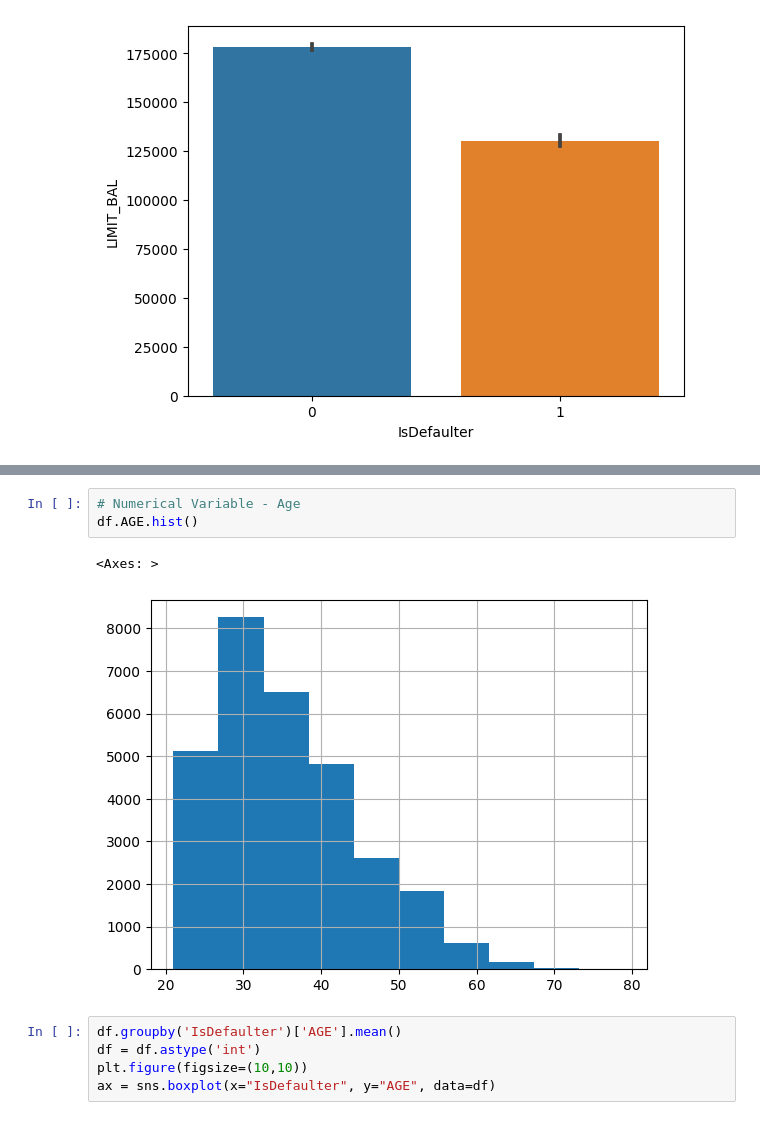
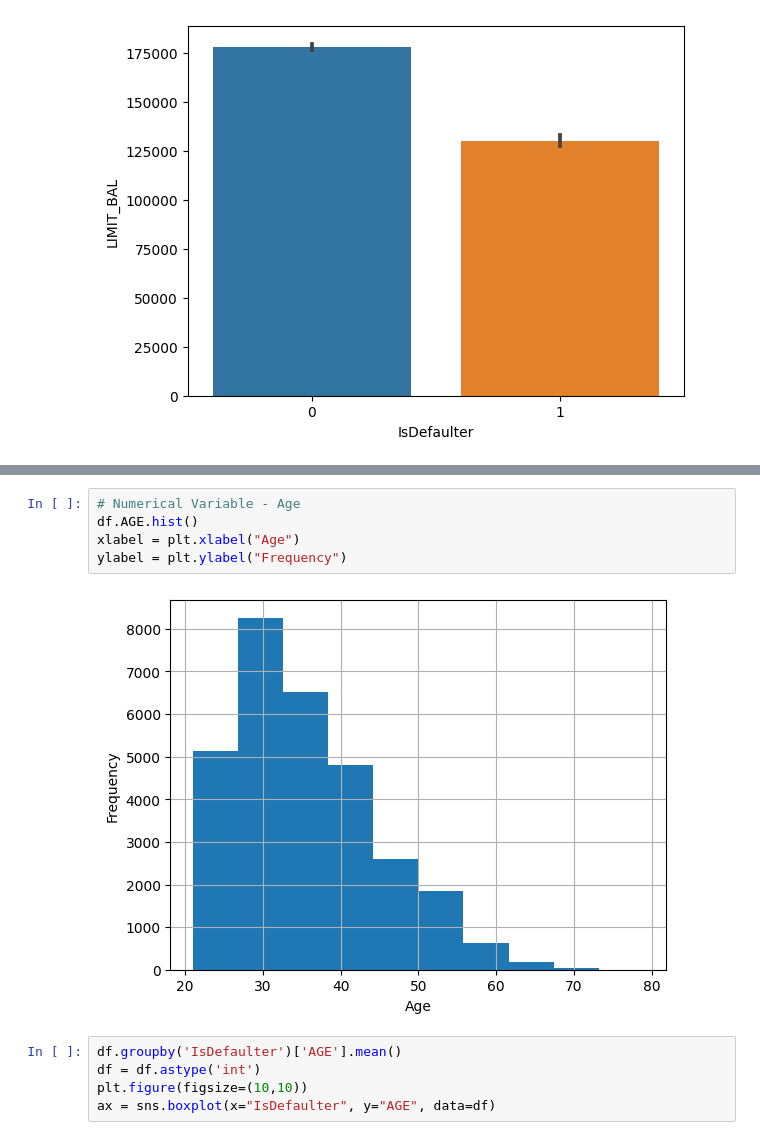
Before and after one commit to angadhsingh1/MachineLearning-DefaultCreditCards, a Jupyter notebook: final-project.ipynb, the cells around one changed output, grey strips where cells are left out. Saved outputs shown, nothing was run; the diff lists cells and outputs as text.

```diff
--- a/final-project.ipynb
+++ b/final-project.ipynb
@@ -196,9 +217,10 @@ sns.barplot(x='IsDefaulter', y='LIMIT_BAL', data=df)
 # %%
 # Numerical Variable - Age
 df.AGE.hist()
+xlabel = plt.xlabel("Age")
+ylabel = plt.ylabel("Frequency")
 # %% [output]
-<Axes: >
-[figure, old version]
+[figure, new version]
 # %%
 df.groupby('IsDefaulter')['AGE'].mean()
 df = df.astype('int')
```
Also changed, not shown: parts of 15 cells of this notebook.
